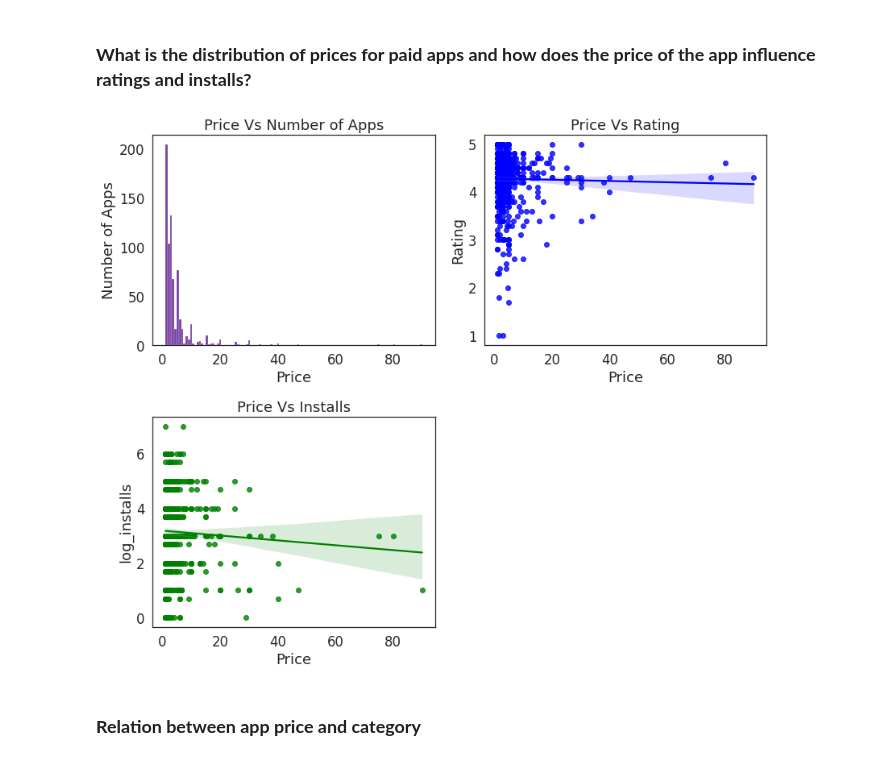
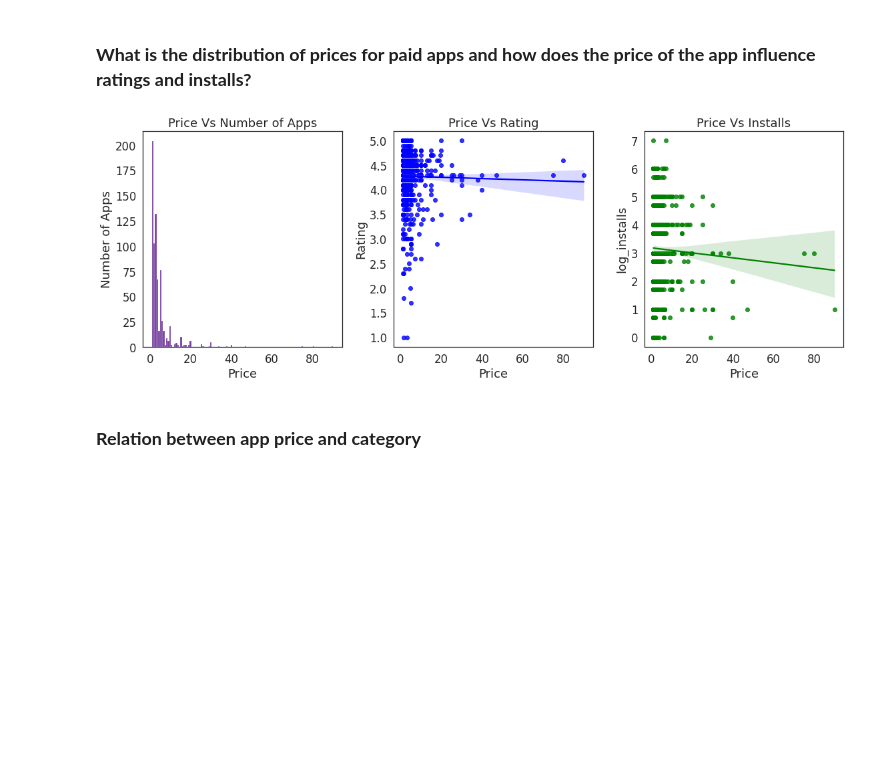
Before and after one commit to RadhikaRM/Playstore-Data-Analysis, a Jupyter notebook: PlayStore_EDA.ipynb, the cells around one changed output. Cells and saved outputs as stored; diff of their text form; code cells hidden in the pictures; blank space fills up the shorter version.

```diff
--- a/PlayStore_EDA.ipynb
+++ b/PlayStore_EDA.ipynb
@@ -595,0 +664,4 @@ The elements in Category and Genres are  mostly the same.Therefore, dropping the
+# %%
+def mislabelled(prev_category,list_genres,new_category,PS_df=PS_df):
+  PS_df.loc[(PS_df['Category']==prev_category) & PS_df['Genres'].isin(list_genres),'Category'] = new_category
+  return(PS_df)
@@ -596,6 +678,18 @@ The elements in Category and Genres are  mostly the same.Therefore, dropping the
+# %%
+PS_df=mislabelled('FAMILY',['Education' ],'EDUCATION')
+PS_df=mislabelled('FAMILY',['Art & Design' ],'ART_AND_DESIGN')
+PS_df=mislabelled('FAMILY',['Books & Reference' ],'BOOKS_AND_REFERENCE')
+PS_df=mislabelled('FAMILY',['Health & Fitness'],'HEALTH_AND_FITNESS')
+PS_df=mislabelled('FAMILY',['Communication' ],'COMMUNICATION')
+PS_df=mislabelled('FAMILY',['Entertainment','' ],'ENTERTAINMENT')
+PS_df=mislabelled('FAMILY',['Lifestyle'],'LIFESTYLE')
+PS_df=mislabelled('FAMILY',['Video Players & Editors'],'VIDEO_PLAYERS')
+PS_df=mislabelled('FAMILY',['Puzzle', 'Casual', 'Simulation', 'Educational', 'Strategy',
+       'Role Playing', 'Board', 'Sports', 'Action', 'Arcade', 'Racing',
+       'Trivia', 'Card', 'Adventure'],'GAME')
 # %%
 #Dropping unwanted columns
-PS_df.drop(columns=['Genres','Current Ver','Last Updated','Size'],axis=1,inplace=True)
+PS_df.drop(columns=['Current Ver','Last Updated','Size'],axis=1,inplace=True)
 # %%
   PS_df[['Rating','Reviews','Installs','Price']].describe()
 # %% [output]
@@ -1194,24 +1367,24 @@ Paid_apps_df=PS_df[PS_df['Type']=='Paid']
 #sorting the 'Price' Column from hight to low
 Paid_apps_df.sort_values(by='Price',ascending=False,inplace=True)
 # %%
-fig = plt.figure(figsize=(12,10))
+fig = plt.figure(figsize=(16,6))
 
-plt.subplot(2,2,1)
+plt.subplot(1,3,1)
 sns.histplot(Paid_apps_df['Price'],color='indigo')
 plt.title('Price Vs Number of Apps')
 plt.ylabel('Number of Apps')
 
-plt.subplot(2,2,2)
+plt.subplot(1,3,2)
 sns.regplot(x='Price',y='Rating',data=Paid_apps_df,color='blue')
 plt.title('Price Vs Rating')
 
-plt.subplot(2,2,3)
+plt.subplot(1,3,3)
 sns.regplot(x='Price',y='log_installs',data=Paid_apps_df,color='green')
 plt.title('Price Vs Installs')
 
 plt.tight_layout()
 # %% [output]
-[figure, old version]
+[figure, new version]
 # %% [markdown]
   ### **Relation between app price and category**
 # %% [markdown]
```
Also changed, not shown: parts of 75 cells of this notebook.
